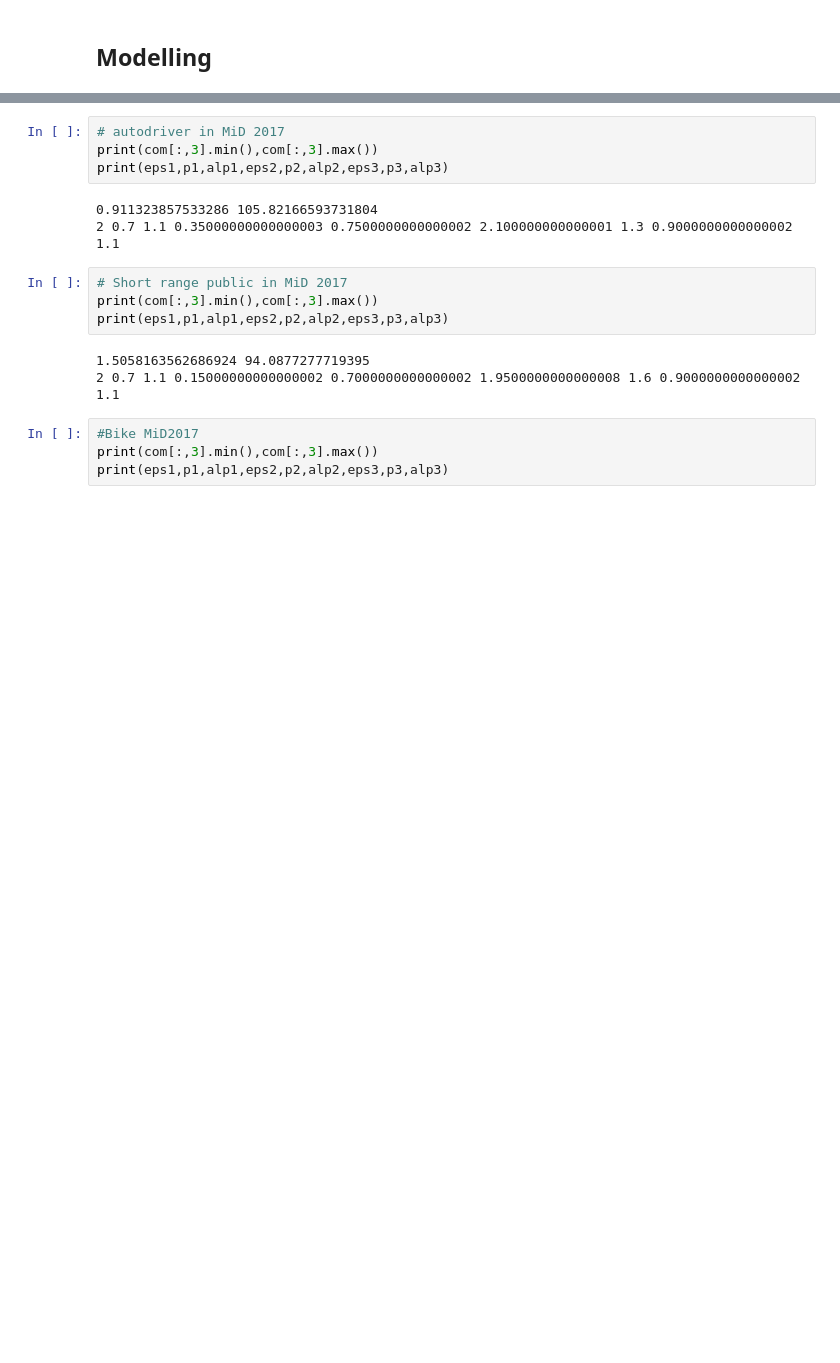
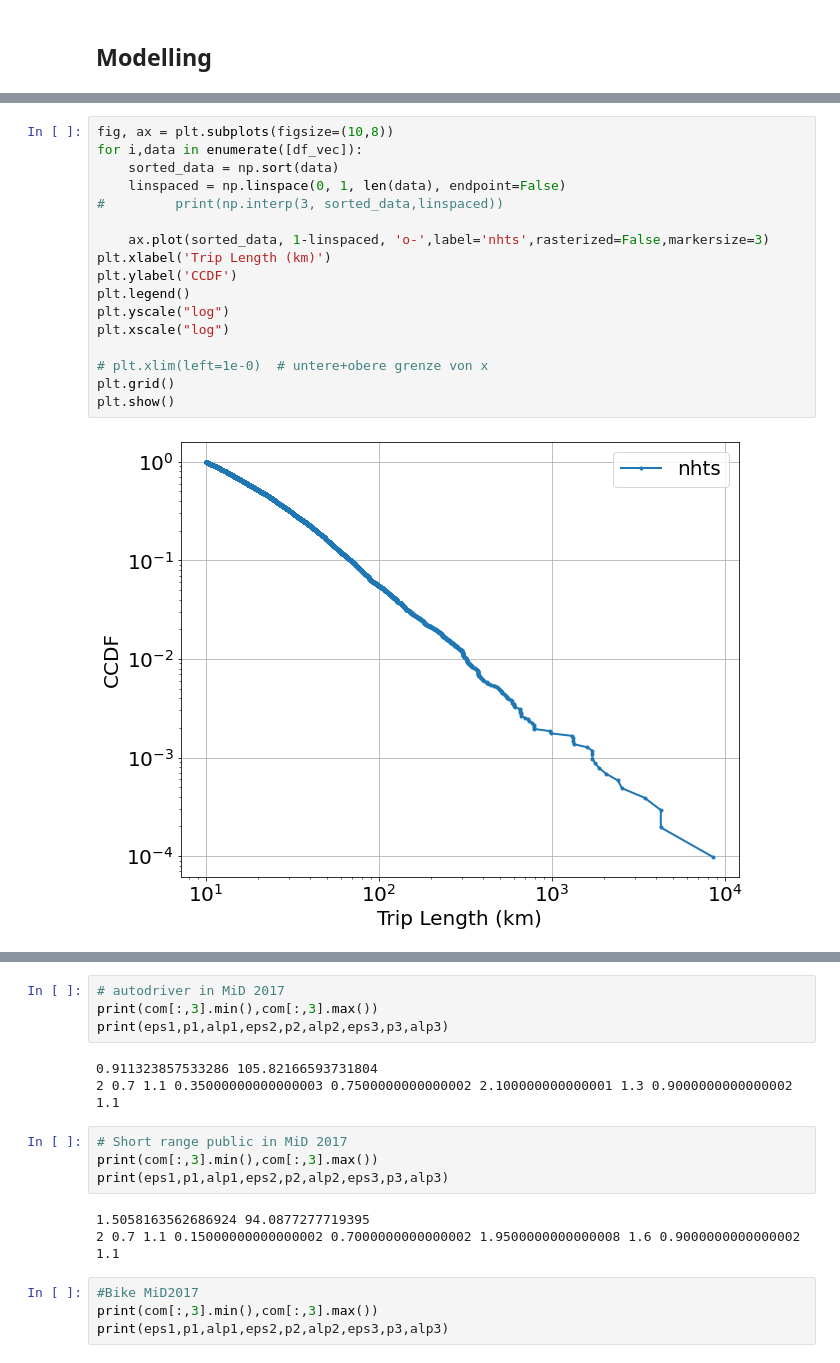
Before and after one commit to HuiranLiu/Long-distance-travel-human-mobility, a Jupyter notebook: Mobility_Levy.ipynb, the cells around one changed output, grey strips where cells are left out. Drawn from its saved outputs; the diff is of its cells as text; blank space fills up the shorter version.

```diff
--- a/Mobility_Levy.ipynb
+++ b/Mobility_Levy.ipynb
@@ -184,2 +189,21 @@ df_vec.shape
+# %%
+fig, ax = plt.subplots(figsize=(10,8))
+for i,data in enumerate([df_vec]):
+    sorted_data = np.sort(data)
+    linspaced = np.linspace(0, 1, len(data), endpoint=False)
+#         print(np.interp(3, sorted_data,linspaced))
+
+    ax.plot(sorted_data, 1-linspaced, 'o-',label='nhts',rasterized=False,markersize=3)
+plt.xlabel('Trip Length (km)')
+plt.ylabel('CCDF')
+plt.legend()
+plt.yscale("log")
+plt.xscale("log")
+
+# plt.xlim(left=1e-0)  # untere+obere grenze von x
+plt.grid()
+plt.show()
+# %% [output]
+[figure, added]
 # %%
 #definition
```
Also changed, not shown: parts of 28 cells of this notebook, 3 other files.
